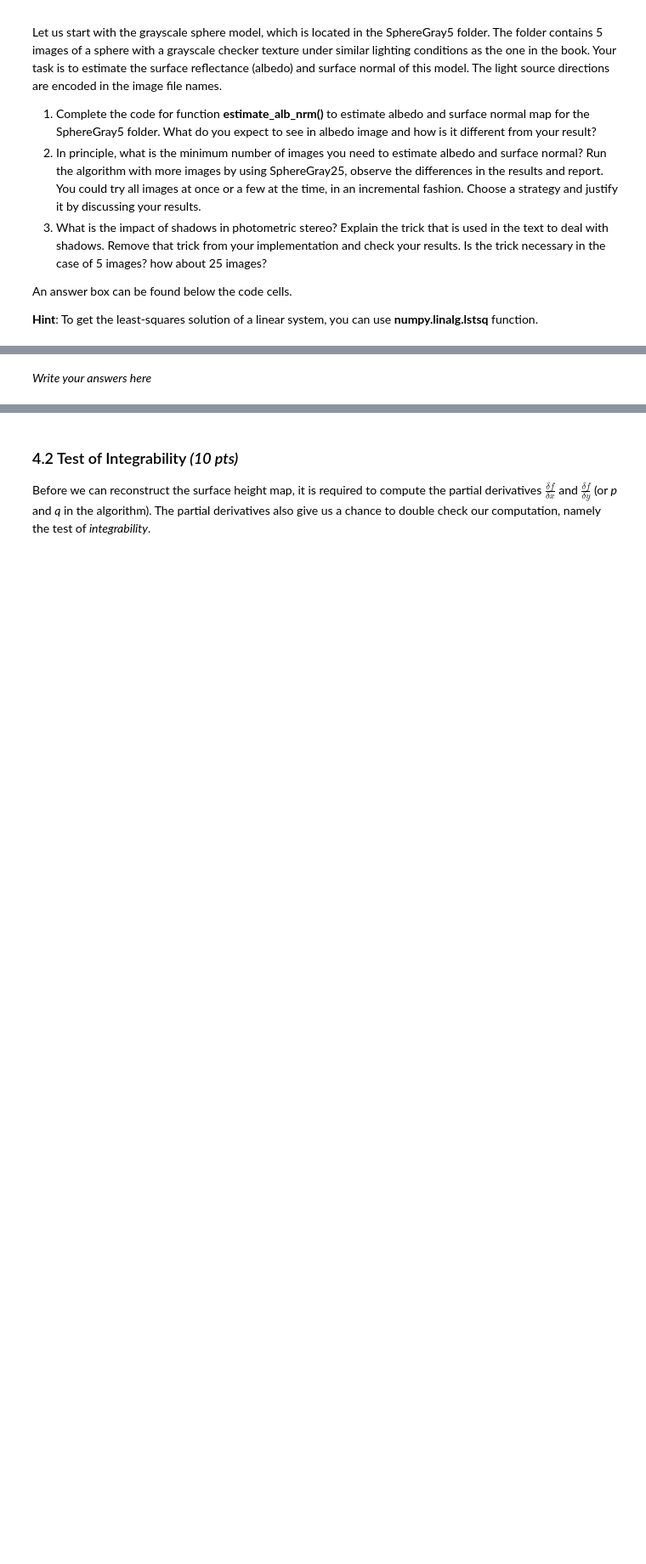
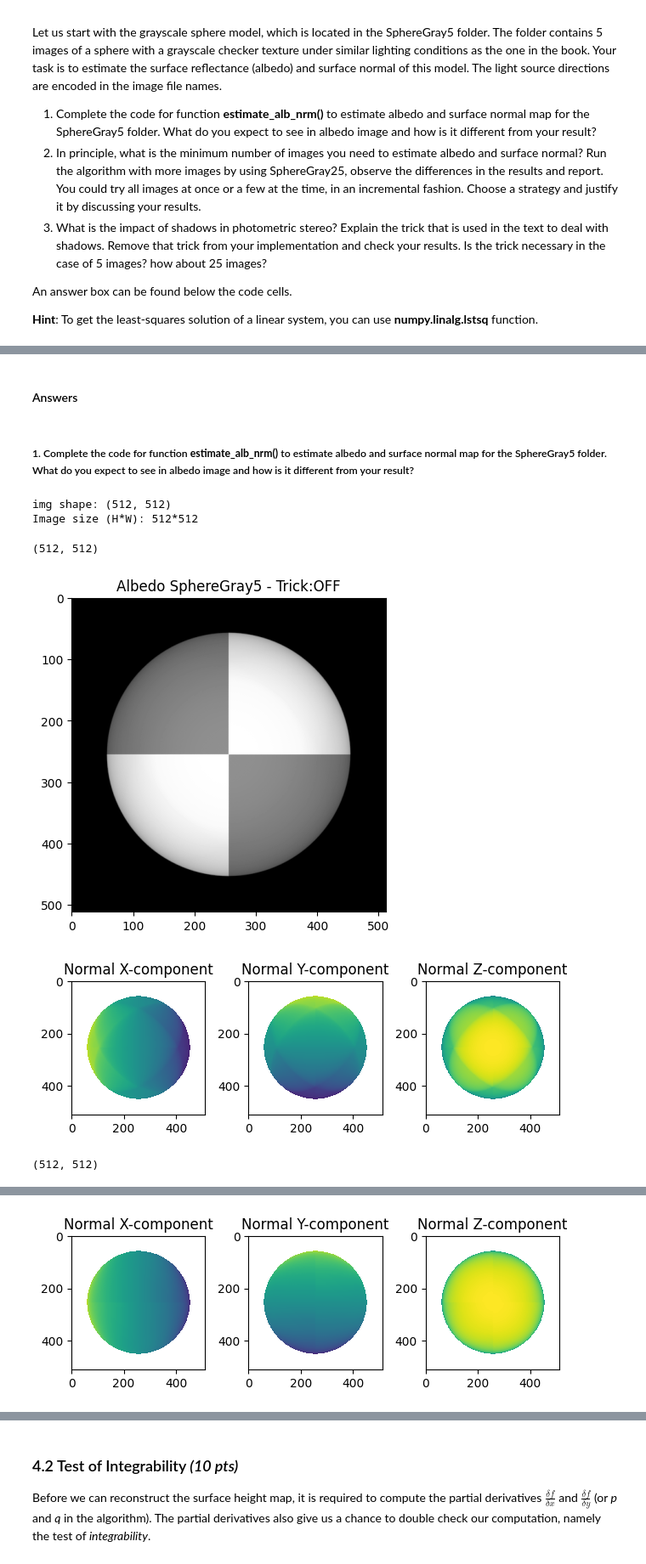
Before and after one commit to danilotpnta/computer_vission1, a Jupyter notebook: Lab1/CV1_Lab1_Students.ipynb, the cells around one changed output, grey strips where cells are left out. Shown at 85% size. Cells and saved outputs as stored; diff of their text form; code cells hidden in the pictures; blank space fills up the shorter version.

Commit message:
answered 4.1

```diff
--- a/Lab1/CV1_Lab1_Students.ipynb
+++ b/Lab1/CV1_Lab1_Students.ipynb
@@ -438,17 +438,3 @@ Let us start with the grayscale sphere model, which is located in the SphereGray
 An answer box can be found below the code cells.
 
 **Hint**: To get the least-squares solution of a linear system, you can use **numpy.linalg.lstsq** function.
-# %%
-A = np.arange(18).reshape((2,3,3))
-# print(A, A.shape)
-# print(np.flip(A, axis=-1))
-
-B = np.arange(4).reshape((2,2))
-print(B)
-
-C = np.ones(4).reshape((2,2))
-print(C)
-
-print(B @ C)
-print(B * C)
-print(np.matmul(B, C))
@@ -466,8 +441,8 @@ print(np.matmul(B, C))
 # %%
 # Helper functions to load the synthetic images
 
-def load_syn_images(image_dir='./images/photometrics_images/SphereGray5/', channel=0):
-    files = os.listdir(image_dir)
+def load_syn_images(image_dir='./images/photometrics_images/SphereGray5/', channel=0, num_im=5):
+    files = os.listdir(image_dir)[:num_im]
     nfiles = len(files)
 
     image_stack = None
@@ -515,7 +490,7 @@ def load_syn_images(image_dir='./images/photometrics_images/SphereGray5/', chann
 # %%
 ## Helper function for showing results.
 
-def show_results(albedo, normals, height_map=None, SE=None):
+def show_results(albedo, normals, height_map=None, SE=None, num_imgs=5, trick="ON"):
     # Stride in the plot, you may want to adjust it to different images
     stride = 1
 
@@ -527,16 +502,21 @@ def show_results(albedo, normals, height_map=None, SE=None):
         albedo = albedo / albedo_max
         print(albedo.shape)
         plt.imshow(albedo, cmap="gray")
+        plt.title(f"Albedo SphereGray{num_imgs} - Trick:{trick}")
         plt.show()
 
     # showing normals as three separate channels
     figure = plt.figure()
     ax1 = figure.add_subplot(131)
+    ax1.set_title('Normal X-component')
     ax1.imshow(normals[..., 0])
     ax2 = figure.add_subplot(132)
+    ax2.set_title('Normal Y-component')
     ax2.imshow(normals[..., 1])
     ax3 = figure.add_subplot(133)
+    ax3.set_title('Normal Z-component')
     ax3.imshow(normals[..., 2])
+    plt.tight_layout()
     plt.show()
 
     # meshgrid
@@ -670,4 +611,22 @@ Image size (H*W): 512*512
 # %% [markdown]
-
-
-*Write your answers here*
+#### Answers
+# %% [markdown]
+##### 1. Complete the code for function **estimate_alb_nrm()** to estimate albedo and surface normal map for the SphereGray5 folder. What do you expect to see in albedo image and how is it different from your result?
+# %%
+# load syn images
+image_stack, scriptV = load_syn_images()
+
+# estimate_alb_nrm
+albedo_5, normal_5 = estimate_alb_nrm(image_stack, scriptV, True)
+albedo_shadTrick_off_5, normal_shadTrick_off_5 = estimate_alb_nrm(image_stack, scriptV, False)
+
+# Show results for SphereGray5
+show_results(albedo_shadTrick_off_5, normal_shadTrick_off_5, trick="OFF")
+show_results(albedo_5, normal_5, trick="ON")
+# %% [output]
+img shape: (512, 512)
+Image size (H*W): 512*512
+(512, 512)
+[figure, added]
+[figure, added]
+(512, 512)
@@ -673,0 +634 @@ Image size (H*W): 512*512
+[figure, added]
```
Also changed, not shown: parts of 14 cells of this notebook.
